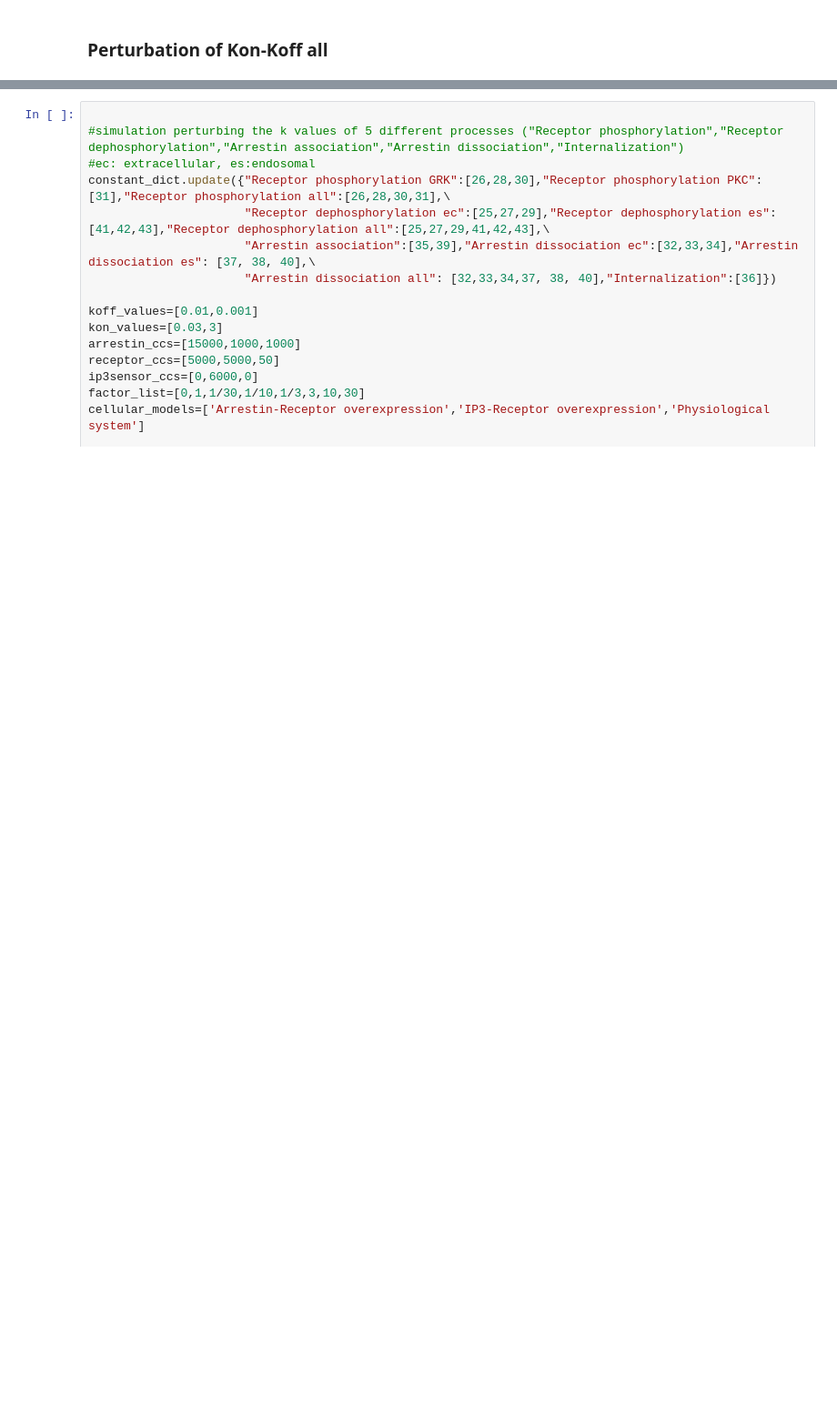
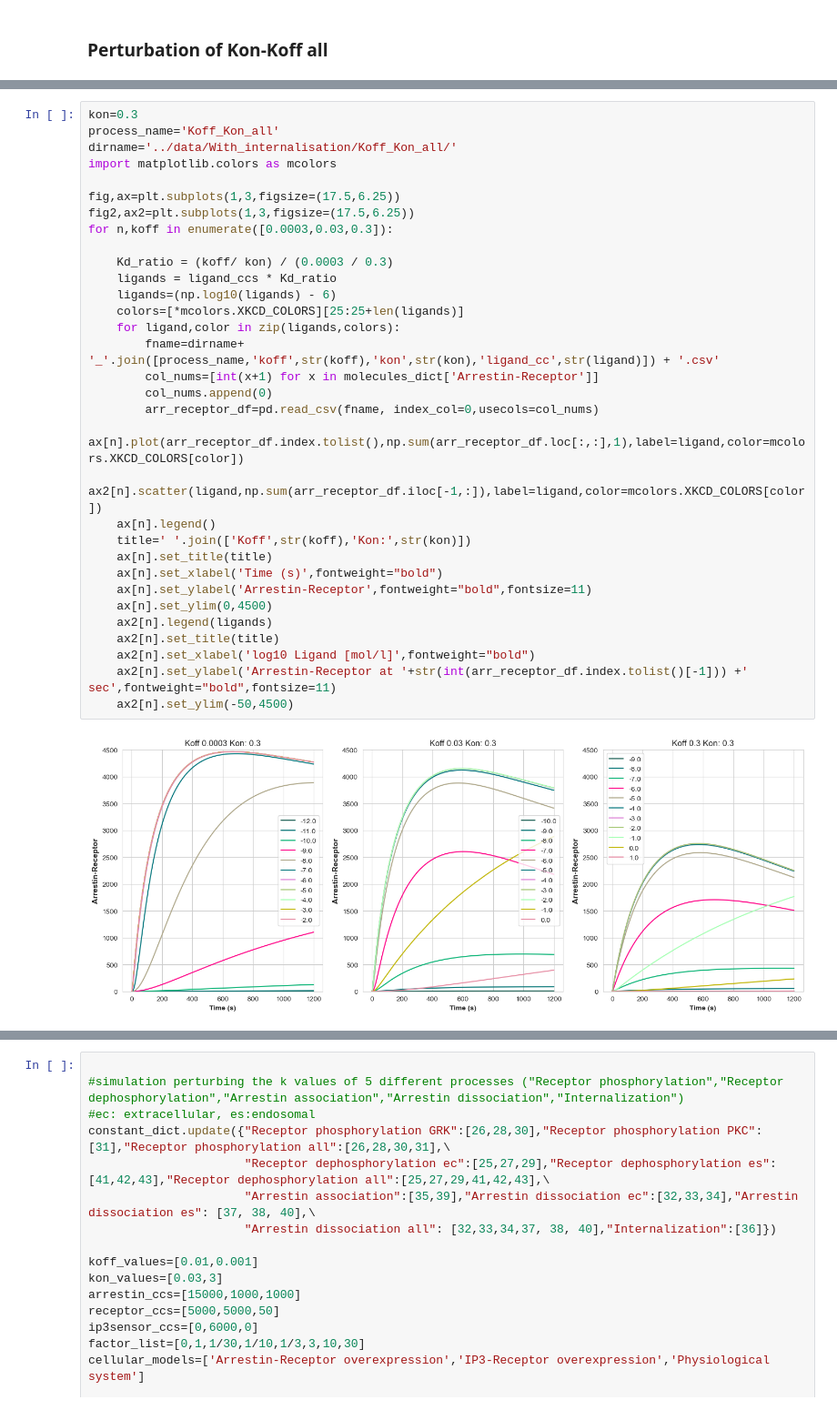
Before and after one commit to bence-szalai/gpcr-signaling-simulation, a Jupyter notebook: code/run_models.ipynb, the cells around one changed output, grey strips where cells are left out. Shown at 91% size. Cells and saved outputs as stored; diff of their text form; blank space fills up the shorter version.

Commit message:
added  simulation runtime check plots

```diff
--- a/code/run_models.ipynb
+++ b/code/run_models.ipynb
@@ -241,0 +303,34 @@ for intern_status in internalisation_status:
+# %%
+kon=0.3
+process_name='Koff_Kon_all'
+dirname='../data/With_internalisation/Koff_Kon_all/'
+import matplotlib.colors as mcolors
+
+fig,ax=plt.subplots(1,3,figsize=(17.5,6.25))
+fig2,ax2=plt.subplots(1,3,figsize=(17.5,6.25))
+for n,koff in enumerate([0.0003,0.03,0.3]):
+
+    Kd_ratio = (koff/ kon) / (0.0003 / 0.3)
+    ligands = ligand_ccs * Kd_ratio
+    ligands=(np.log10(ligands) - 6)
+    colors=[*mcolors.XKCD_COLORS][25:25+len(ligands)]
+    for ligand,color in zip(ligands,colors):
+        fname=dirname+ '_'.join([process_name,'koff',str(koff),'kon',str(kon),'ligand_cc',str(ligand)]) + '.csv'
+        col_nums=[int(x+1) for x in molecules_dict['Arrestin-Receptor']]
+        col_nums.append(0)
+        arr_receptor_df=pd.read_csv(fname, index_col=0,usecols=col_nums)
+        ax[n].plot(arr_receptor_df.index.tolist(),np.sum(arr_receptor_df.loc[:,:],1),label=ligand,color=mcolors.XKCD_COLORS[color])
+        ax2[n].scatter(ligand,np.sum(arr_receptor_df.iloc[-1,:]),label=ligand,color=mcolors.XKCD_COLORS[color])
+    ax[n].legend()
+    title=' '.join(['Koff',str(koff),'Kon:',str(kon)])
+    ax[n].set_title(title)
+    ax[n].set_xlabel('Time (s)',fontweight="bold")
+    ax[n].set_ylabel('Arrestin-Receptor',fontweight="bold",fontsize=11)
+    ax[n].set_ylim(0,4500)
+    ax2[n].legend(ligands)
+    ax2[n].set_title(title)
+    ax2[n].set_xlabel('log10 Ligand [mol/l]',fontweight="bold")
+    ax2[n].set_ylabel('Arrestin-Receptor at '+str(int(arr_receptor_df.index.tolist()[-1])) +' sec',fontweight="bold",fontsize=11)
+    ax2[n].set_ylim(-50,4500)
+# %% [output]
+[figure, added]
```
Also changed, not shown: parts of 4 cells of this notebook, 1 other file.
